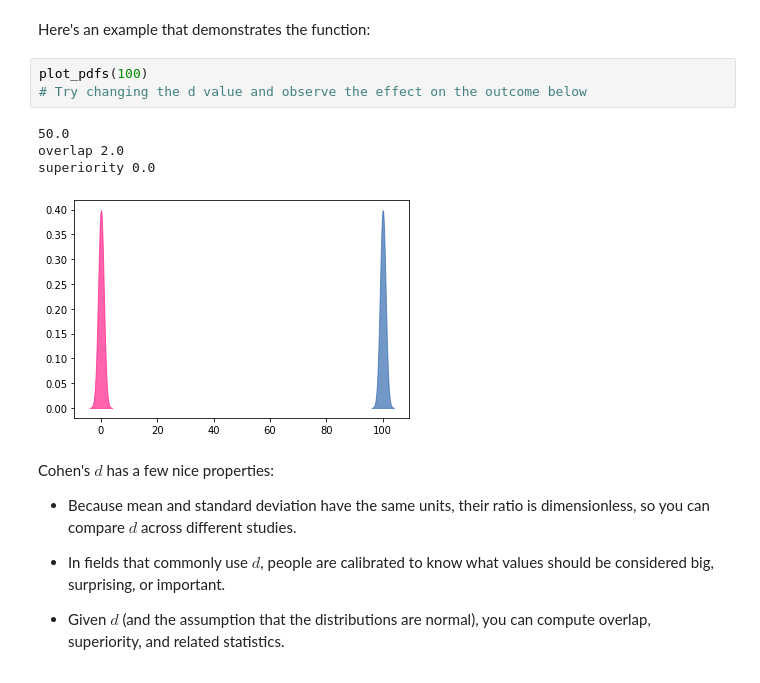
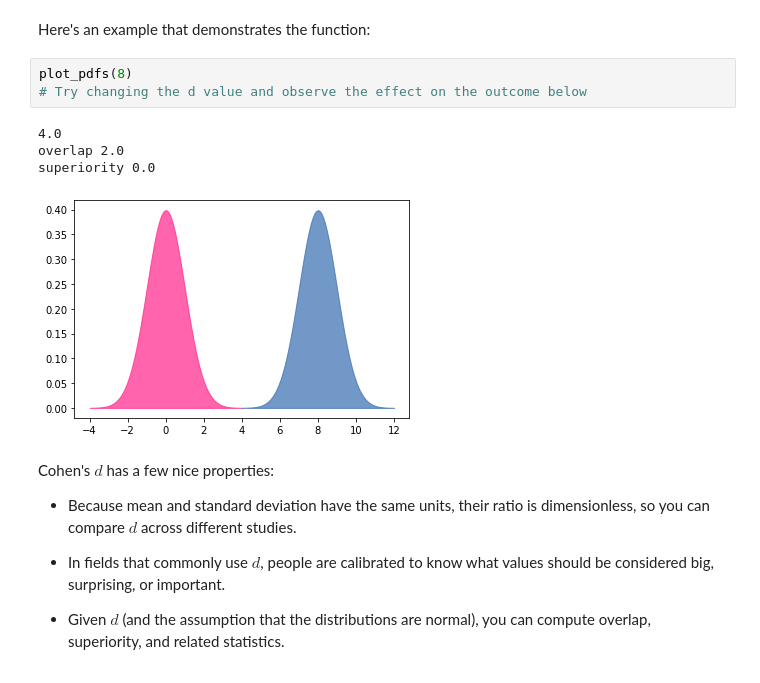
Before and after one commit to OsterMendel/dsc-effect-sizes-nyc-ds-021720, a Jupyter notebook: index.ipynb, the cells around one changed output. Drawn from its saved outputs; the diff is of its cells as text.

```diff
--- a/index.ipynb
+++ b/index.ipynb
@@ -434,13 +434,13 @@ def plot_pdfs(cohen_d=2):
 # %% [markdown]
 Here's an example that demonstrates the function:
 # %%
-plot_pdfs(100)
+plot_pdfs(8)
 # Try changing the d value and observe the effect on the outcome below
 # %% [output]
-50.0
+4.0
 overlap 2.0
 superiority 0.0
-[figure, old version]
+[figure, new version]
 # %% [markdown]
 Cohen's $d$ has a few nice properties:
 
```
